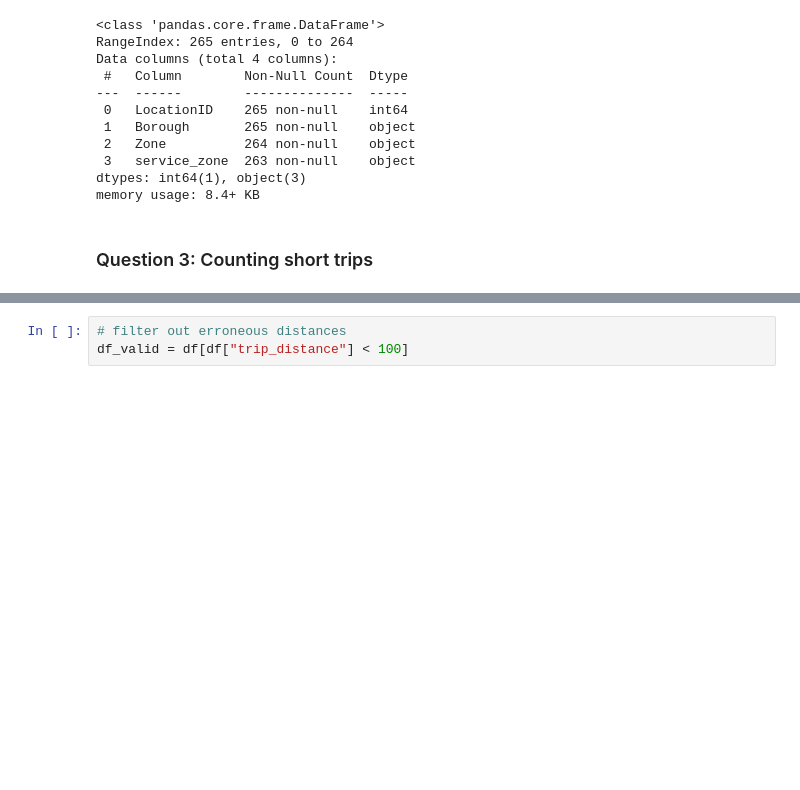
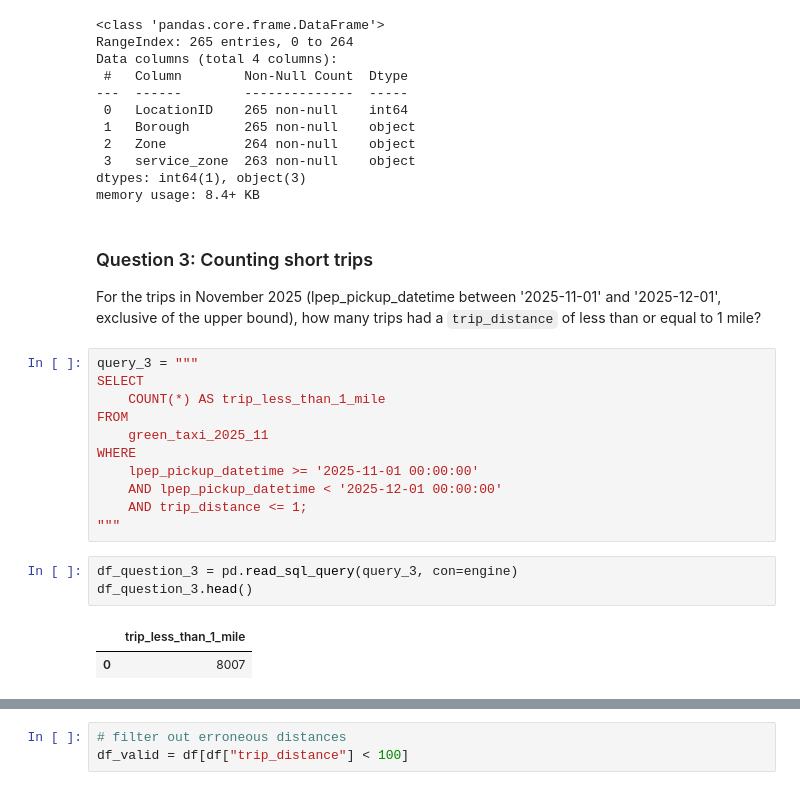
Before and after one commit to kachiann/dezoomcamp, a Jupyter notebook: Module1/pipelines/HW1.ipynb, the cells around one changed output, grey strips where cells are left out. Drawn from its saved outputs; the diff is of its cells as text; blank space fills up the shorter version.

```diff
--- a/Module1/pipelines/HW1.ipynb
+++ b/Module1/pipelines/HW1.ipynb
@@ -144,4 +156,23 @@ dtypes: int64(1), object(3)
 memory usage: 8.4+ KB
 # %% [markdown]
 ### Question 3: Counting short trips
+
+For the trips in November 2025 (lpep_pickup_datetime between '2025-11-01' and '2025-12-01', exclusive of the upper bound), how many trips had a `trip_distance` of less than or equal to 1 mile?
+# %%
+query_3 = """
+SELECT
+    COUNT(*) AS trip_less_than_1_mile
+FROM
+    green_taxi_2025_11
+WHERE
+    lpep_pickup_datetime >= '2025-11-01 00:00:00'
+    AND lpep_pickup_datetime < '2025-12-01 00:00:00'
+    AND trip_distance <= 1;
+"""
+# %%
+df_question_3 = pd.read_sql_query(query_3, con=engine)
+df_question_3.head()
+# %% [output]
+|  | trip_less_than_1_mile |
+| 0 | 8007 |
 # %%
```
Also changed, not shown: parts of 22 cells of this notebook, 4 other files.
